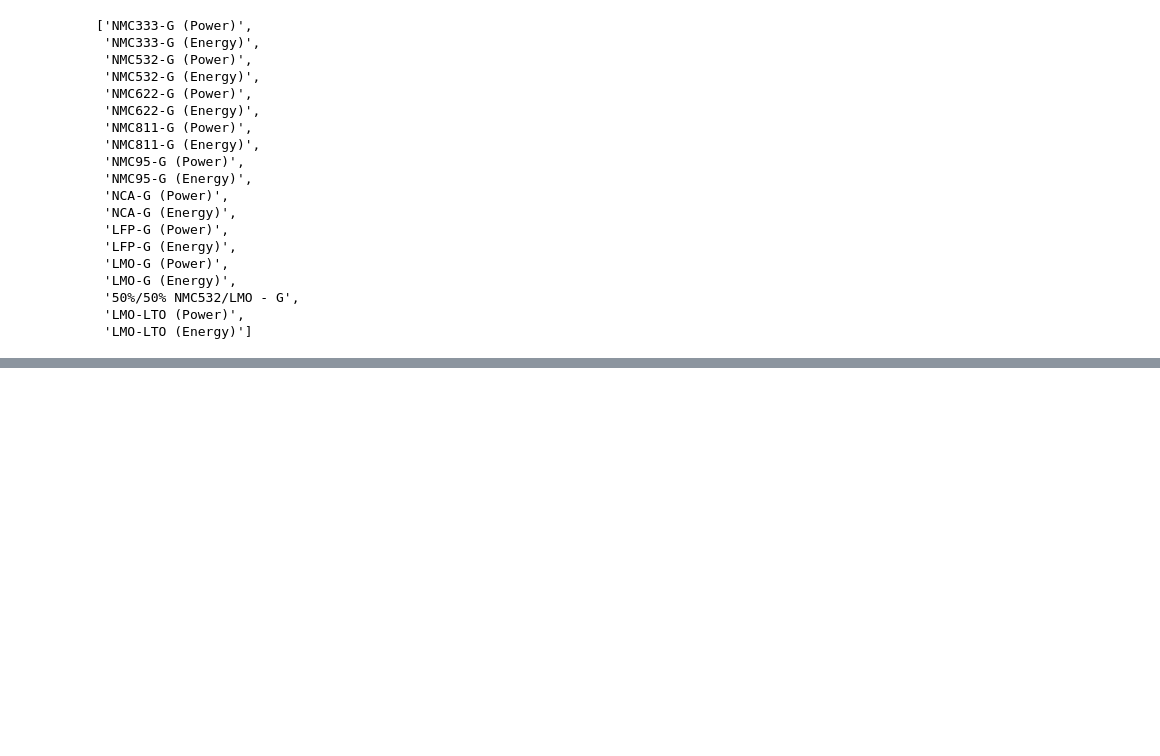
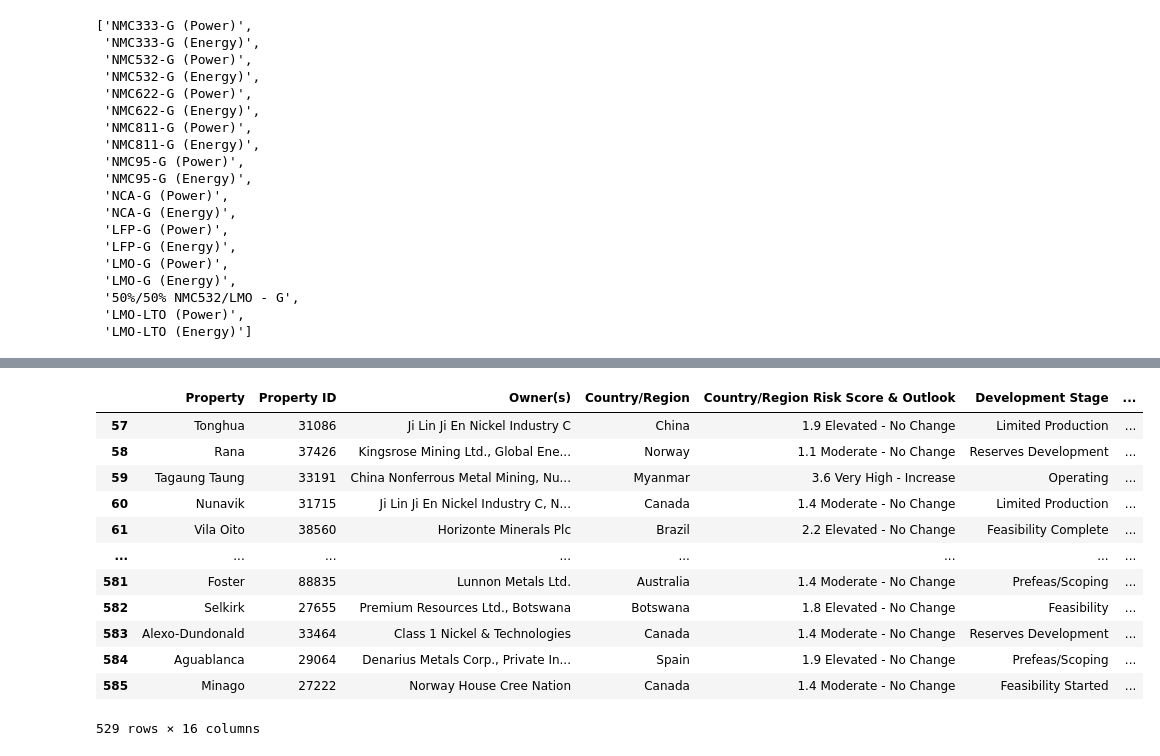
Before and after one commit to changbatterygroup/CriticalMinerals, a Jupyter notebook: Critical_Minerals_Analysis.ipynb, the cells around one changed output, grey strips where cells are left out. Saved outputs shown, nothing was run; the diff lists cells and outputs as text; code cells hidden in the pictures; blank space fills up the shorter version.

```diff
--- a/Critical_Minerals_Analysis.ipynb
+++ b/Critical_Minerals_Analysis.ipynb
@@ -58,6 +58,7 @@ locations = pd.read_excel("data/MiningPropertyLocations.xlsx")
 locations = locations[["KeyMineProject","Latitude (degrees)", "Longitude (degrees)"]]
 
 combined = combined.merge(locations, left_on = "Property ID", right_on="KeyMineProject" ,how = "inner")
+combined.drop("KeyMineProject", axis=1, inplace=True, errors="ignore")
 combined
 # %% [output]
 |  | Property | Property ID | Owner(s) | Country/Region | Country/Region Risk Score & Outlook | Development Stage | ... |
@@ -526,0 +616,16 @@ F.show()
+# %%
+combined
+# %% [output]
+|  | Property | Property ID | Owner(s) | Country/Region | Country/Region Risk Score & Outlook | Development Stage | ... |
+| 57 | Tonghua | 31086 | Ji Lin Ji En Nickel Industry C | China | 1.9 Elevated - No Change | Limited Production | ... |
+| 58 | Rana | 37426 | Kingsrose Mining Ltd., Global Ene... | Norway | 1.1 Moderate - No Change | Reserves Development | ... |
+| 59 | Tagaung Taung | 33191 | China Nonferrous Metal Mining, Nu... | Myanmar | 3.6 Very High - Increase | Operating | ... |
+| 60 | Nunavik | 31715 | Ji Lin Ji En Nickel Industry C, N... | Canada | 1.4 Moderate - No Change | Limited Production | ... |
+| 61 | Vila Oito | 38560 | Horizonte Minerals Plc | Brazil | 2.2 Elevated - No Change | Feasibility Complete | ... |
+| ... | ... | ... | ... | ... | ... | ... | ... |
+| 581 | Foster | 88835 | Lunnon Metals Ltd. | Australia | 1.4 Moderate - No Change | Prefeas/Scoping | ... |
+| 582 | Selkirk | 27655 | Premium Resources Ltd., Botswana | Botswana | 1.8 Elevated - No Change | Feasibility | ... |
+| 583 | Alexo-Dundonald | 33464 | Class 1 Nickel & Technologies | Canada | 1.4 Moderate - No Change | Reserves Development | ... |
+| 584 | Aguablanca | 29064 | Denarius Metals Corp., Private In... | Spain | 1.9 Elevated - No Change | Prefeas/Scoping | ... |
+| 585 | Minago | 27222 | Norway House Cree Nation | Canada | 1.4 Moderate - No Change | Feasibility Started | ... |
+529 rows × 16 columns
```
Also changed, not shown: parts of 8 cells of this notebook, 3 other files.
